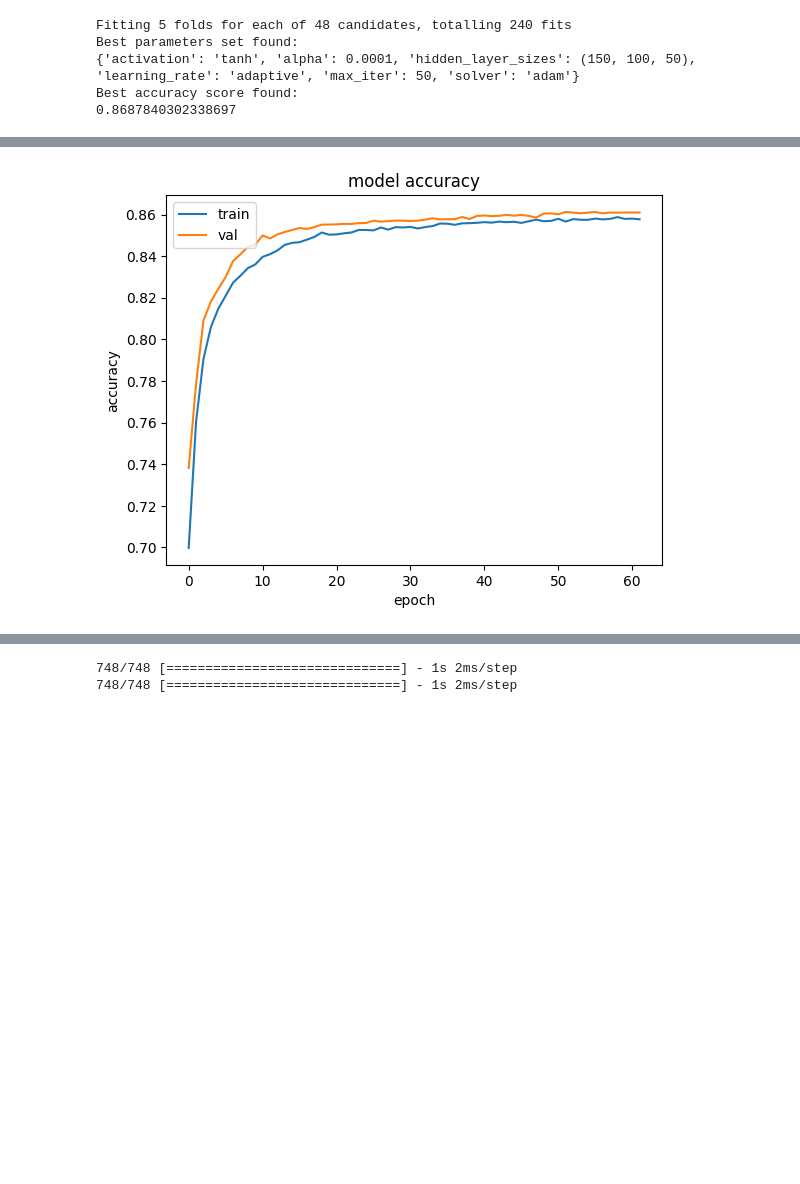
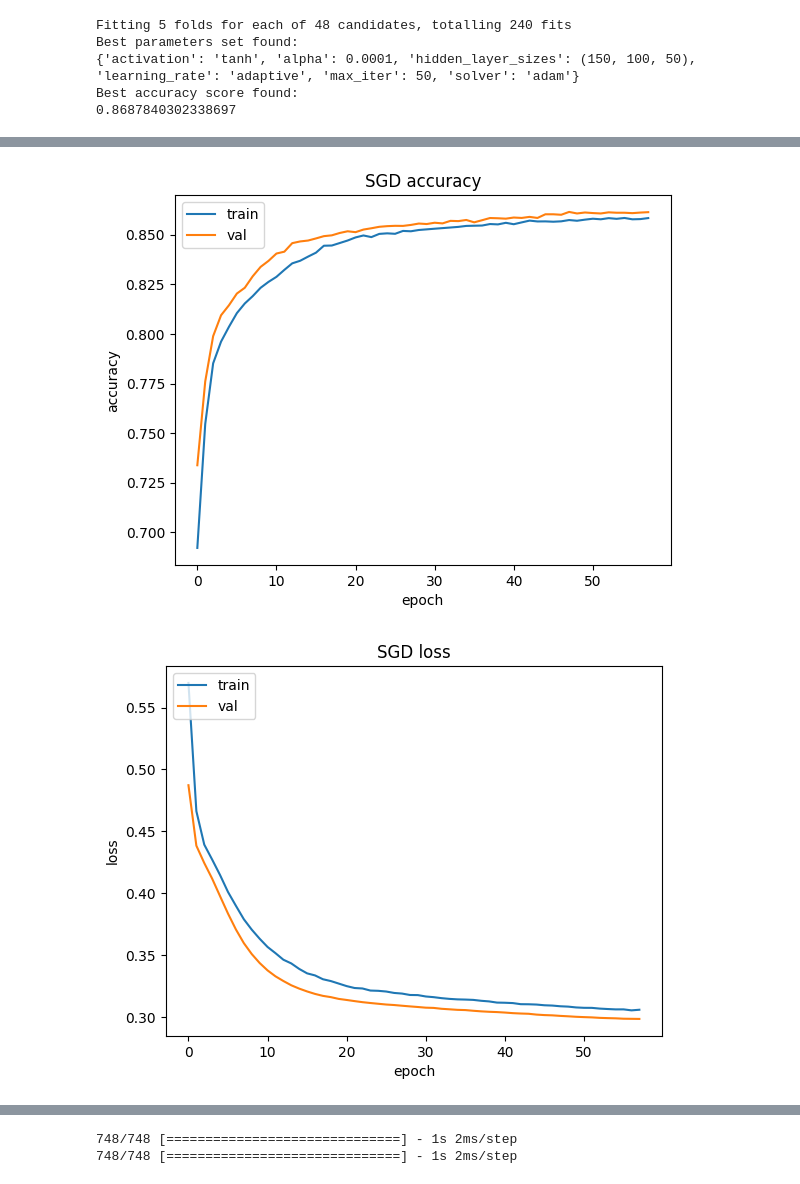
Before and after one commit to Alexthw46/DataMiningProject, a Jupyter notebook: TASK_3/predictive_analysis.ipynb, the cells around one changed output, grey strips where cells are left out. Drawn from its saved outputs; the diff is of its cells as text; code cells hidden in the pictures; blank space fills up the shorter version.

```diff
--- a/TASK_3/predictive_analysis.ipynb
+++ b/TASK_3/predictive_analysis.ipynb
@@ -159,7 +159,7 @@ Corresponding cross-validation accuracy: 0.852542498138088
 Test both k (8 and 15) and see which one is better
 # %%
 knn = KNeighborsClassifier(n_neighbors=8)
-knn.fit(X_std_train, y_train)
+knn.fit(X_std_dev, y_dev)
 acc_tr = knn.score(X_std_dev, y_dev)
 acc_val = knn.score(X_std_test, y_test)
 print(f"Training accuracy: {acc_tr}")
@@ -170,6 +170,6 @@ Test accuracy: 0.8575371106000418
 # %%
 knn_2 = KNeighborsClassifier(n_neighbors=15)
-knn_2.fit(X_std_train, y_train)
+knn_2.fit(X_std_dev, y_dev)
 acc_tr = knn_2.score(X_std_dev, y_dev)
 acc_val = knn_2.score(X_std_test, y_test)
 print(f"Training accuracy: {acc_tr}")
@@ -427,15 +440,24 @@ from keras.src.optimizers import SGD
 
 sgd = SGD(learning_rate=1e-3, momentum=0.9, nesterov=True)
 
-history, sgd_model = keras_mlp(X_std_train, y_train, X_std_val, y_val, sgd, activation="tanh", dropout=0.3,
+sgd_history, sgd_model = keras_mlp(X_std_train, y_train, X_std_val, y_val, sgd, activation="tanh", dropout=0.3,
                                epochs=150)
-plt.plot(history.history['accuracy'])
-plt.plot(history.history['val_accuracy'])
-plt.title('model accuracy')
+plt.plot(sgd_history.history['accuracy'])
+plt.plot(sgd_history.history['val_accuracy'])
+plt.title('SGD accuracy')
 plt.ylabel('accuracy')
 plt.xlabel('epoch')
 plt.legend(['train', 'val'], loc='upper left')
 plt.show()
+
+plt.plot(sgd_history.history['loss'])
+plt.plot(sgd_history.history['val_loss'])
+plt.title('SGD loss')
+plt.ylabel('loss')
+plt.xlabel('epoch')
+plt.legend(['train', 'val'], loc='upper left')
+plt.show()
+
 sgd_model.fit(X_std_dev, y_dev, batch_size=320, epochs=30, verbose=2, use_multiprocessing=True, workers=10)
 print(sgd_model.evaluate(X_std_test, y_test))
 # %% [output]
@@ -459,2 +481,3 @@ Epoch 62: early stopping
-[figure, old version]
+[figure, new version]
+[figure, added]
 Epoch 1/30
```
Also changed, not shown: parts of 13 cells of this notebook.
